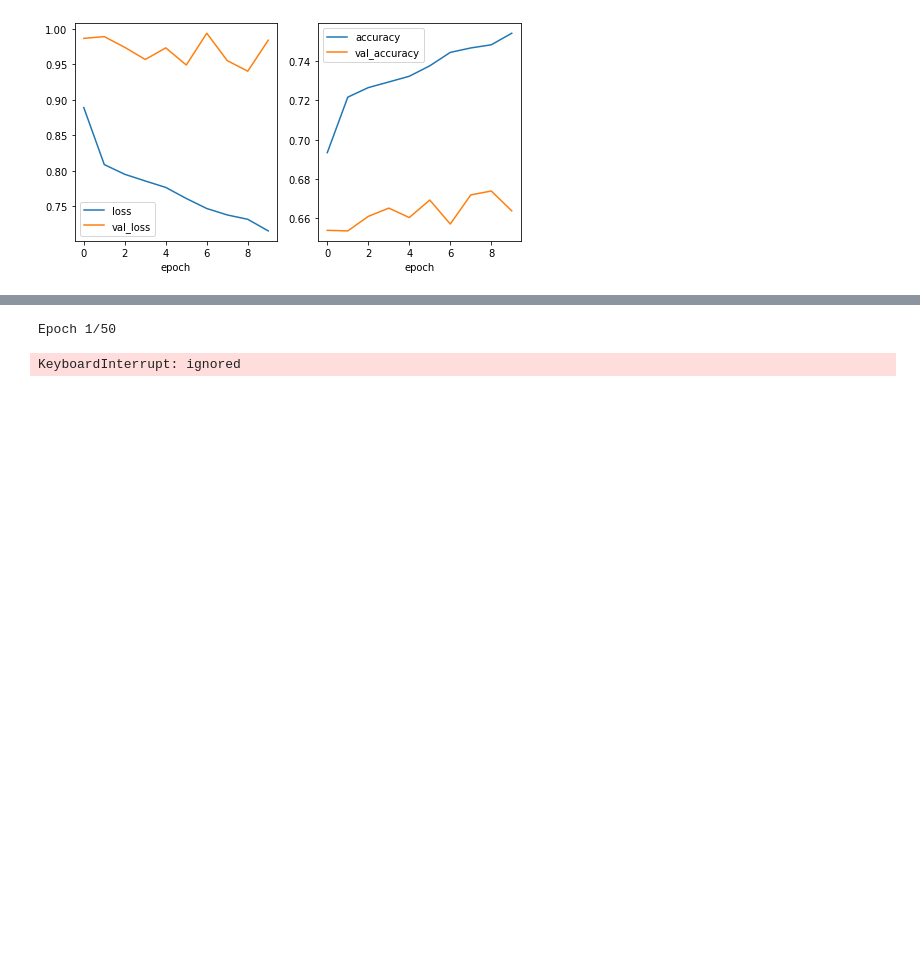
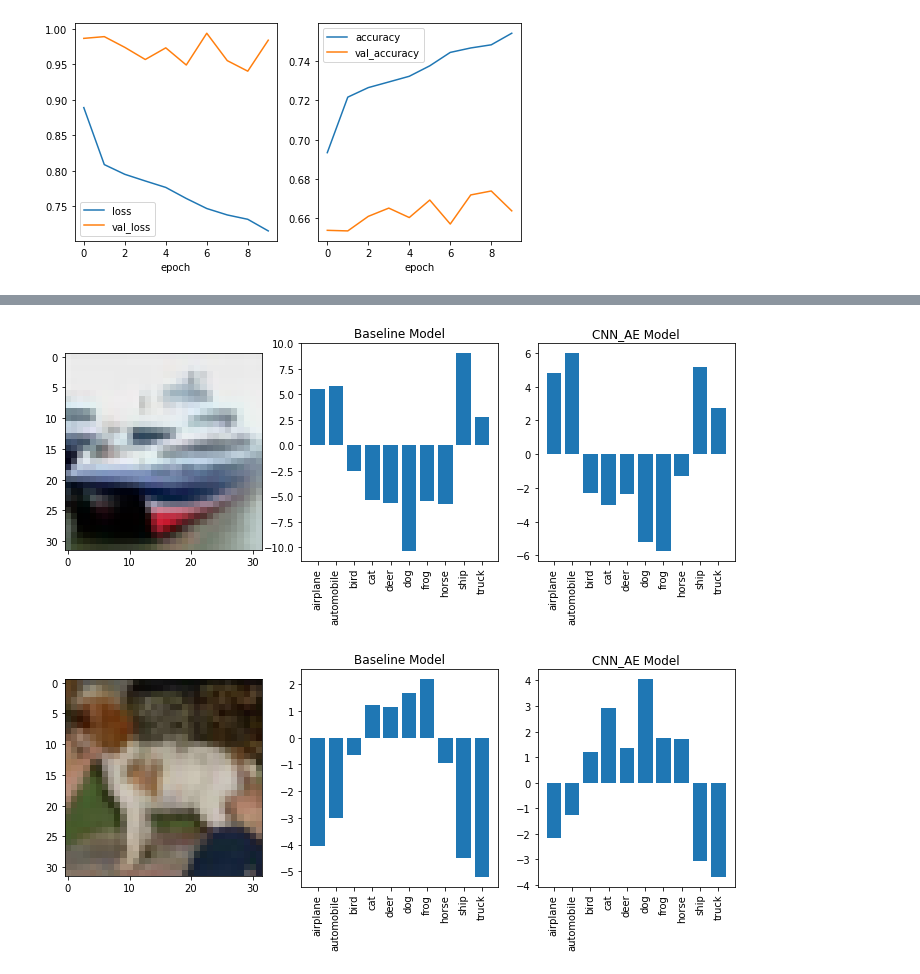
Before and after one commit to kyohei-123/autoencoder-test, a Jupyter notebook: cifar_deep_R1.ipynb, the cells around one changed output, grey strips where cells are left out. Drawn from its saved outputs; the diff is of its cells as text; code cells hidden in the pictures; blank space fills up the shorter version.

```diff
--- a/cifar_deep_R1.ipynb
+++ b/cifar_deep_R1.ipynb
@@ -975,12 +545,36 @@ TensorBoard 2.4.1 at http://localhost:6006/ (Press CTRL+C to quit)
-# %%
-from keras.callbacks import TensorBoard
-
-autoencoder.fit(x_train, x_train,
-                epochs=50,
-                batch_size=128,
-                shuffle=True,
-                validation_data=(x_test, x_test),
-                callbacks=[TensorBoard(log_dir='/tmp/autoencoder')])
-# %% [output]
-Epoch 1/50
-KeyboardInterrupt: ignored
+# %%
+test_pred_cnn = cnn.predict(test_images)
+test_pred_basemodel = basemodel.predict(test_images)
+# %%
+### Check how much confident my models predict each test data
+
+i=1
+plt.figure(figsize=(12,4))
+plt.subplot(1,3,1)
+plt.imshow(test_images[i])
+plt.subplot(1,3,2)
+plt.bar(x = class_names, height = test_pred_basemodel[i])
+plt.xticks(rotation=90)
+plt.title('Baseline Model')
+plt.subplot(1,3,3)
+plt.bar(x = class_names, height = test_pred_cnn[i])
+plt.xticks(rotation=90)
+plt.title('CNN_AE Model')
+plt.show()
+
+i=12
+plt.figure(figsize=(12,4))
+plt.subplot(1,3,1)
+plt.imshow(test_images[i])
+plt.subplot(1,3,2)
+plt.bar(x = class_names, height = test_pred_basemodel[i])
+plt.xticks(rotation=90)
+plt.title('Baseline Model')
+plt.subplot(1,3,3)
+plt.bar(x = class_names, height = test_pred_cnn[i])
+plt.xticks(rotation=90)
+plt.title('CNN_AE Model')
+plt.show()
+# %% [output]
+[figure, added]
+[figure, added]
```
Also changed, not shown: parts of 34 cells of this notebook, 2 other files.
